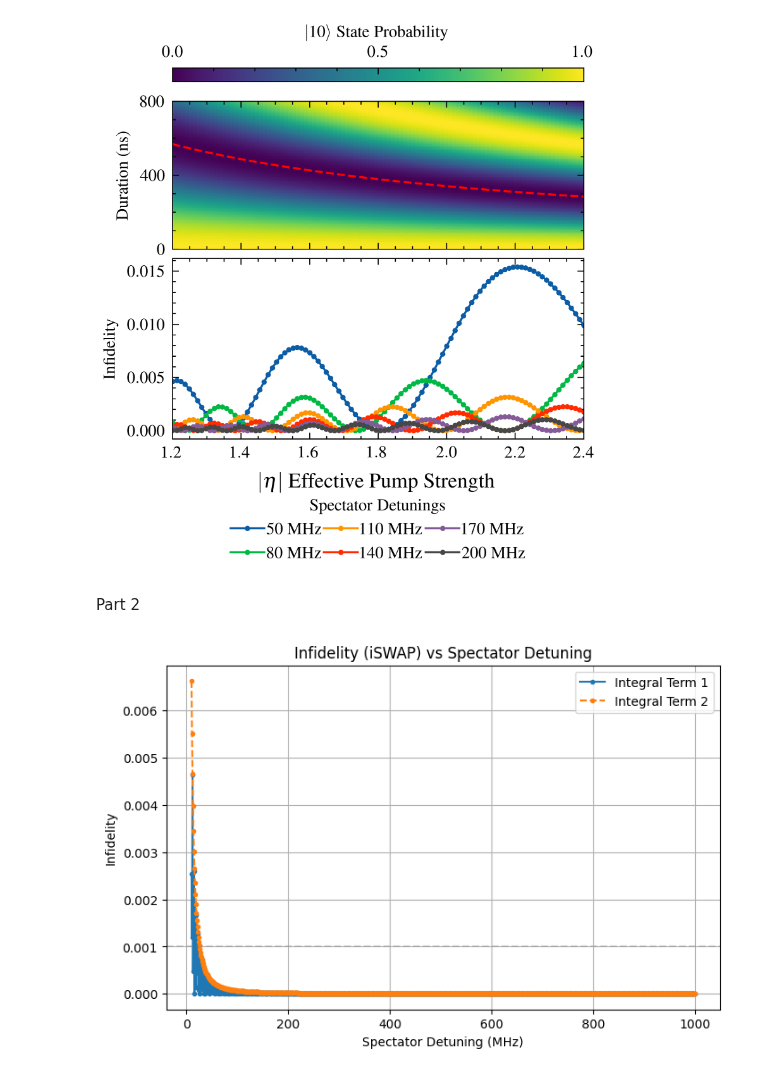
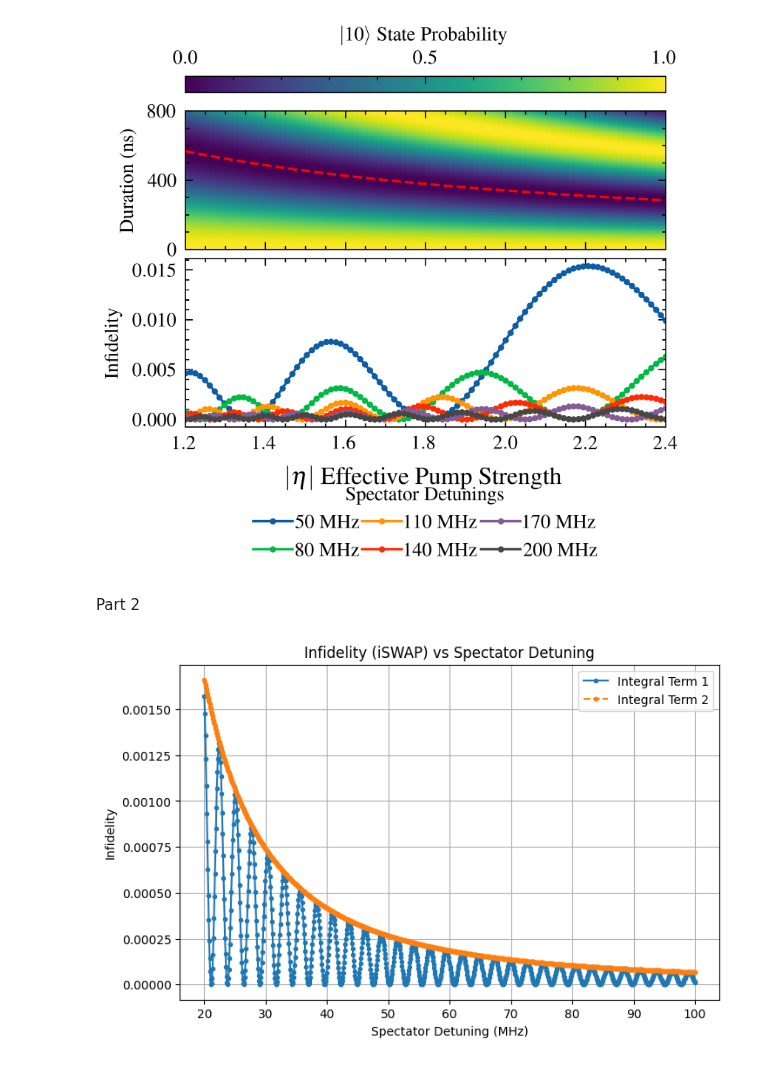
Before and after one commit to PITT-HATLAB/corral_crowding, a Jupyter notebook: src/notebooks/03_qubit_spectator.ipynb, the cells around one changed output. Cells and saved outputs as stored; diff of their text form; code cells hidden in the pictures.

```diff
--- a/src/notebooks/03_qubit_spectator.ipynb
+++ b/src/notebooks/03_qubit_spectator.ipynb
@@ -130,7 +130,7 @@ with plt.style.context(["ieee", "science", "use_mathtext"]):
     fig, axes = plt.subplots(
         2,
         1,
-        figsize=(3.5, 3.5),
+        figsize=(3.5, 2.8),
         sharex=True,
         gridspec_kw={"height_ratios": [1.75, 1.75 - legend_offset]},
     )
@@ -180,40 +180,40 @@ with plt.style.context(["ieee", "science", "use_mathtext"]):
             marker=".",
             markersize=3,
         )
 
     # Customize axes and labels
     ax2.set_xlabel(
         r"$|\eta|$ Effective Pump Strength", fontsize=10, labelpad=5
     )  # Match y-axis font size
     ax2.set_ylabel("Infidelity")
 
     # Adjust layout to include legend centered horizontally
     ax2.legend(
         title="Spectator Detunings",
         ncol=3,
         fontsize=8,  # Reduce legend font size
         loc="upper center",  # Center legend horizontally
         bbox_to_anchor=(0.5, legend_y_offset),
         handletextpad=0.15,  # Reduce padding between marker and label text
         columnspacing=0.1,  # Reduce space between columns
     )
 
     # Reduce spacing between subplots
     fig.subplots_adjust(hspace=subplot_spacing, bottom=legend_offset)
 
     # Show the combined figure
     plt.show()
 
     # Save the figure
     fig.savefig("fidelity_vs_eta_combined.pdf", bbox_inches="tight")
 # %% [output]
-[figure, old version]
+[figure, new version]
 # %% [markdown]
 Part 2
 # %%
 # Parameter sweeps
 # delta_list1 = 1e6 * np.linspace(10, 100, 200)
-delta_list = 1e6 * np.linspace(10, 1000, 1024)  # Fine-grain sweep over delta (MHz)
+delta_list = 1e6 * np.linspace(20, 100, 1024)  # Fine-grain sweep over delta (MHz)
 # delta_list = np.concatenate((delta_list1, delta_list2))
 
 fidelity_dict1 = {}  # Store fidelity for integral_term1
@@ -279,7 +279,7 @@ plt.plot(
 )
 
 # Formatting the plot
-plt.axhline(1 - 0.999, color="gray", linestyle="--", alpha=0.3)
+# plt.axhline(1 - 0.999, color="gray", linestyle="--", alpha=0.3)
 plt.xlabel("Spectator Detuning (MHz)")
 plt.ylabel("Infidelity")
 plt.title("Infidelity (iSWAP) vs Spectator Detuning")
@@ -289,4 +289,4 @@ plt.grid(True)
 # Display the plot
 plt.show()
 # %% [output]
-[figure, old version]
+[figure, new version]
```
Also changed, not shown: parts of 2 cells of this notebook, 12 other files.
